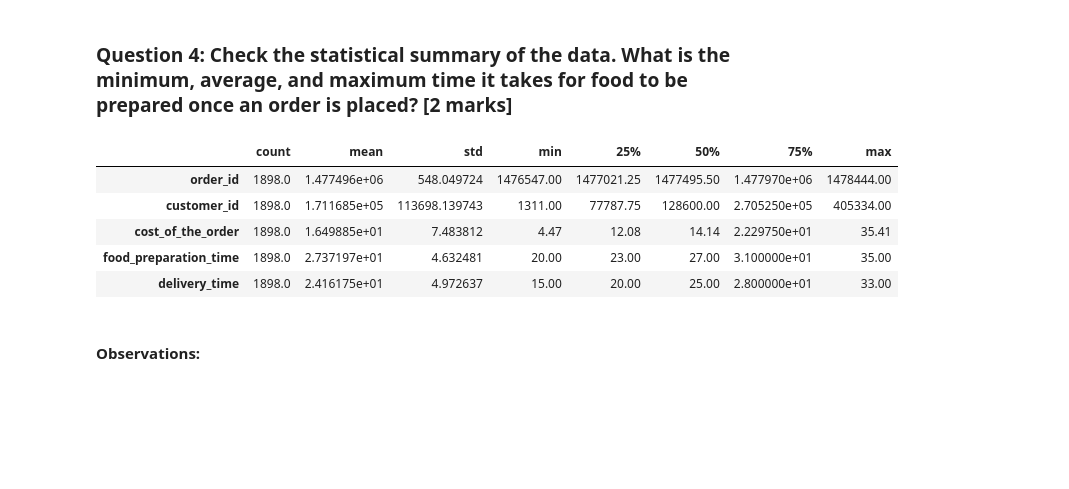
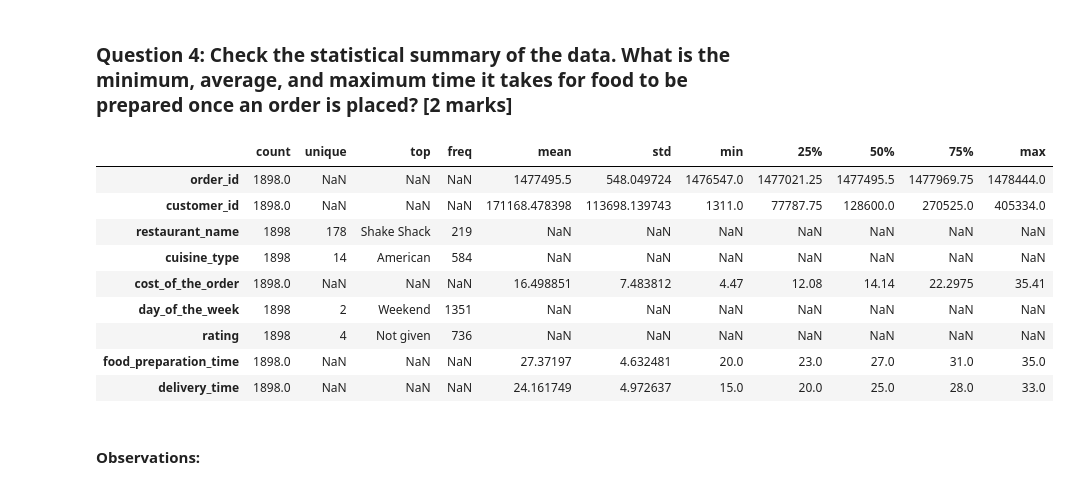
Before and after one commit to Suhaskarthik/python-foodhub-project, a Jupyter notebook: foodhub_project.ipynb, the cells around one changed output. Cells and saved outputs as stored; diff of their text form; code cells hidden in the pictures; blank space fills up the shorter version.

```diff
--- a/foodhub_project.ipynb
+++ b/foodhub_project.ipynb
@@ -115,14 +115,18 @@ dtype: int64
 ### **Question 4:** Check the statistical summary of the data. What is the minimum, average, and maximum time it takes for food to be prepared once an order is placed? [2 marks]
 # %%
 # Write your code here
-df.describe().T
+df.describe(include='all').T
 # %% [output]
-|  | count | mean | std | min | 25% | 50% | 75% | max |
-| order_id | 1898.0 | 1.477496e+06 | 548.049724 | 1476547.00 | 1477021.25 | 1477495.50 | 1.477970e+06 | 1478444.00 |
-| customer_id | 1898.0 | 1.711685e+05 | 113698.139743 | 1311.00 | 77787.75 | 128600.00 | 2.705250e+05 | 405334.00 |
-| cost_of_the_order | 1898.0 | 1.649885e+01 | 7.483812 | 4.47 | 12.08 | 14.14 | 2.229750e+01 | 35.41 |
-| food_preparation_time | 1898.0 | 2.737197e+01 | 4.632481 | 20.00 | 23.00 | 27.00 | 3.100000e+01 | 35.00 |
-| delivery_time | 1898.0 | 2.416175e+01 | 4.972637 | 15.00 | 20.00 | 25.00 | 2.800000e+01 | 33.00 |
+|  | count | unique | top | freq | mean | std | min | 25% | 50% | 75% | max |
+| order_id | 1898.0 | NaN | NaN | NaN | 1477495.5 | 548.049724 | 1476547.0 | 1477021.25 | 1477495.5 | 1477969.75 | 1478444.0 |
+| customer_id | 1898.0 | NaN | NaN | NaN | 171168.478398 | 113698.139743 | 1311.0 | 77787.75 | 128600.0 | 270525.0 | 405334.0 |
+| restaurant_name | 1898 | 178 | Shake Shack | 219 | NaN | NaN | NaN | NaN | NaN | NaN | NaN |
+| cuisine_type | 1898 | 14 | American | 584 | NaN | NaN | NaN | NaN | NaN | NaN | NaN |
+| cost_of_the_order | 1898.0 | NaN | NaN | NaN | 16.498851 | 7.483812 | 4.47 | 12.08 | 14.14 | 22.2975 | 35.41 |
+| day_of_the_week | 1898 | 2 | Weekend | 1351 | NaN | NaN | NaN | NaN | NaN | NaN | NaN |
+| rating | 1898 | 4 | Not given | 736 | NaN | NaN | NaN | NaN | NaN | NaN | NaN |
+| food_preparation_time | 1898.0 | NaN | NaN | NaN | 27.37197 | 4.632481 | 20.0 | 23.0 | 27.0 | 31.0 | 35.0 |
+| delivery_time | 1898.0 | NaN | NaN | NaN | 24.161749 | 4.972637 | 15.0 | 20.0 | 25.0 | 28.0 | 33.0 |
 # %% [markdown]
 #### Observations:
 # %% [markdown]
```
Also changed, not shown: parts of 7 cells of this notebook.
